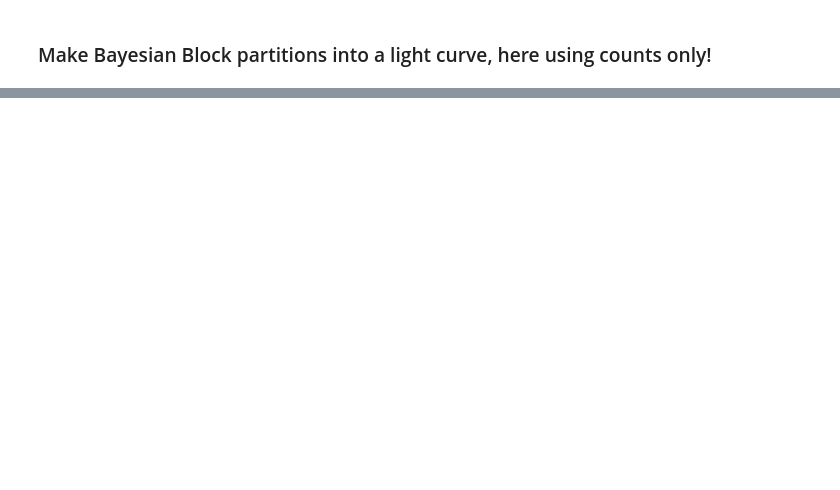
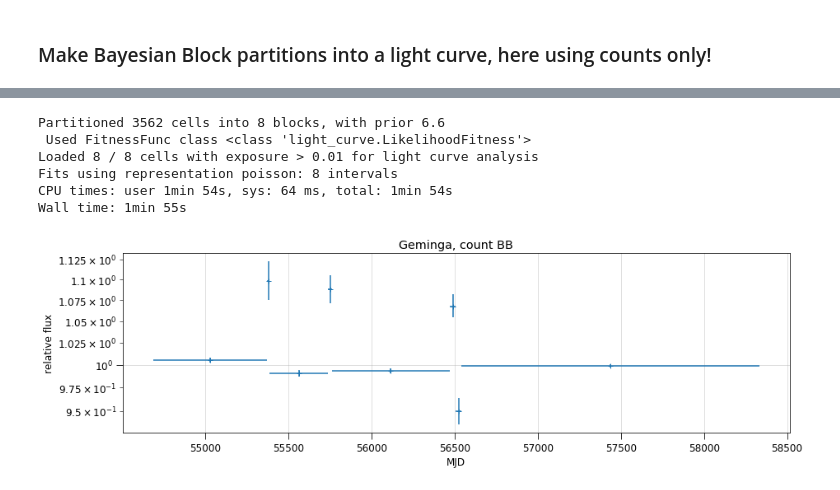
Before and after one commit to tburnett/lat-timing, a Jupyter notebook: notebooks/code development/BB with Geminga.ipynb, the cells around one changed output, grey strips where cells are left out. Cells and saved outputs as stored; diff of their text form; code cells hidden in the pictures; blank space fills up the shorter version.

```diff
--- a/notebooks/code development/BB with Geminga.ipynb
+++ b/notebooks/code development/BB with Geminga.ipynb
@@ -34,0 +50,11 @@ bb.flux_plot(ax=ax3, yscale='log',  xlim=(57000, 57500), title=' ');
+# %%
+%time lcbbl = cdata.bayesian_blocks(fitness_func='likelihood')
+plot_lc(lcbbl, title='Geminga, count BB')
+# %% [output]
+Partitioned 3562 cells into 8 blocks, with prior 6.6
+ Used FitnessFunc class <class 'light_curve.LikelihoodFitness'>
+Loaded 8 / 8 cells with exposure > 0.01 for light curve analysis
+Fits using representation poisson: 8 intervals
+CPU times: user 1min 54s, sys: 64 ms, total: 1min 54s
+Wall time: 1min 55s
+[figure, added]
```
Also changed, not shown: parts of 7 cells of this notebook, 3 other files.
